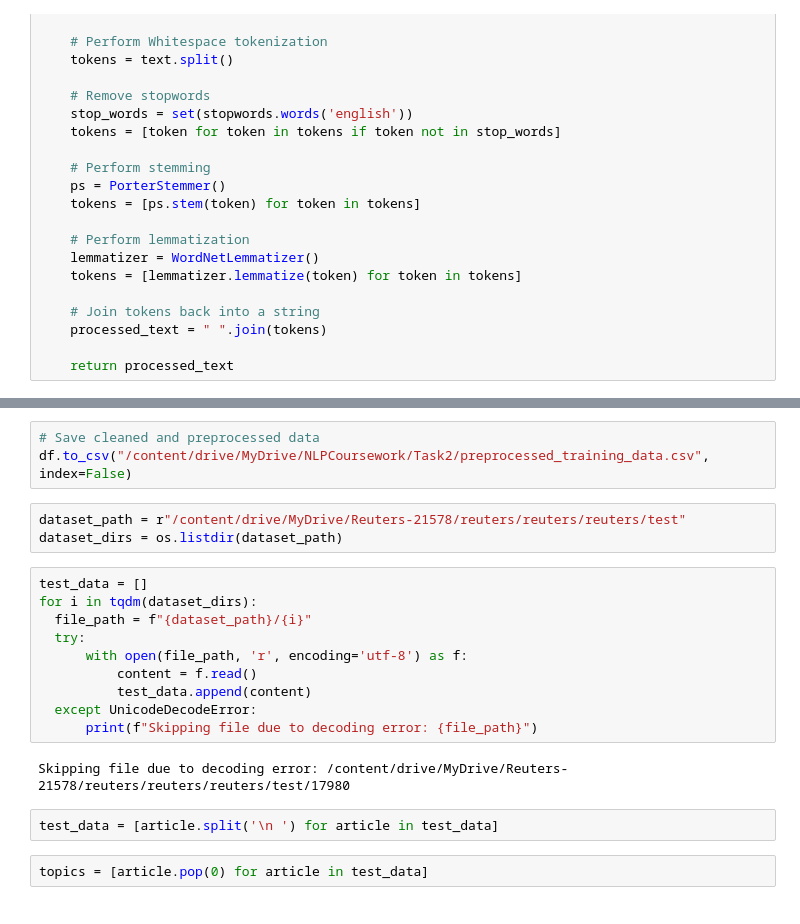
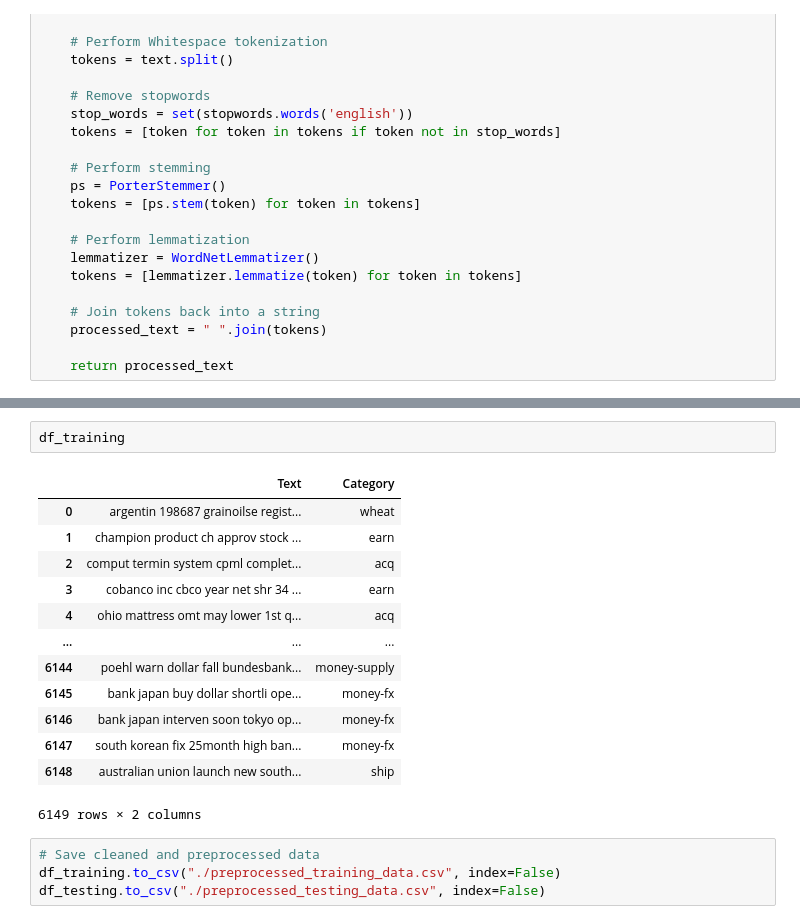
Before and after one commit to NevJay/NLP-Group-CW, a Jupyter notebook: Task_2/Reuters_Preprocessing.ipynb, the cells around one changed output, grey strips where cells are left out. Drawn from its saved outputs; the diff is of its cells as text.

```diff
--- a/Task_2/Reuters_Preprocessing.ipynb
+++ b/Task_2/Reuters_Preprocessing.ipynb
@@ -236,22 +120,20 @@ After removing whitespace:
+# %%
+df_training
+# %% [output]
+|  | Text | Category |
+| 0 | argentin 198687 grainoilse regist... | wheat |
+| 1 | champion product ch approv stock ... | earn |
+| 2 | comput termin system cpml complet... | acq |
+| 3 | cobanco inc cbco year net shr 34 ... | earn |
+| 4 | ohio mattress omt may lower 1st q... | acq |
+| ... | ... | ... |
+| 6144 | poehl warn dollar fall bundesbank... | money-supply |
+| 6145 | bank japan buy dollar shortli ope... | money-fx |
+| 6146 | bank japan interven soon tokyo op... | money-fx |
+| 6147 | south korean fix 25month high ban... | money-fx |
+| 6148 | australian union launch new south... | ship |
+6149 rows × 2 columns
 # %%
 # Save cleaned and preprocessed data
-df.to_csv("/content/drive/MyDrive/NLPCoursework/Task2/preprocessed_training_data.csv", index=False)
+df_training.to_csv("./preprocessed_training_data.csv", index=False)
+df_testing.to_csv("./preprocessed_testing_data.csv", index=False)
-# %%
-dataset_path = r"/content/drive/MyDrive/Reuters-21578/reuters/reuters/reuters/test"
-dataset_dirs = os.listdir(dataset_path)
-# %%
-test_data = []
-for i in tqdm(dataset_dirs):
-  file_path = f"{dataset_path}/{i}"
-  try:
-      with open(file_path, 'r', encoding='utf-8') as f:
-          content = f.read()
-          test_data.append(content)
-  except UnicodeDecodeError:
-      print(f"Skipping file due to decoding error: {file_path}")
-# %% [output]
-Skipping file due to decoding error: /content/drive/MyDrive/Reuters-21578/reuters/reuters/reuters/test/17980
-# %%
-test_data = [article.split('\n ') for article in test_data]
-# %%
-topics = [article.pop(0) for article in test_data]
```
Also changed, not shown: parts of 30 cells of this notebook, 26 other files.
